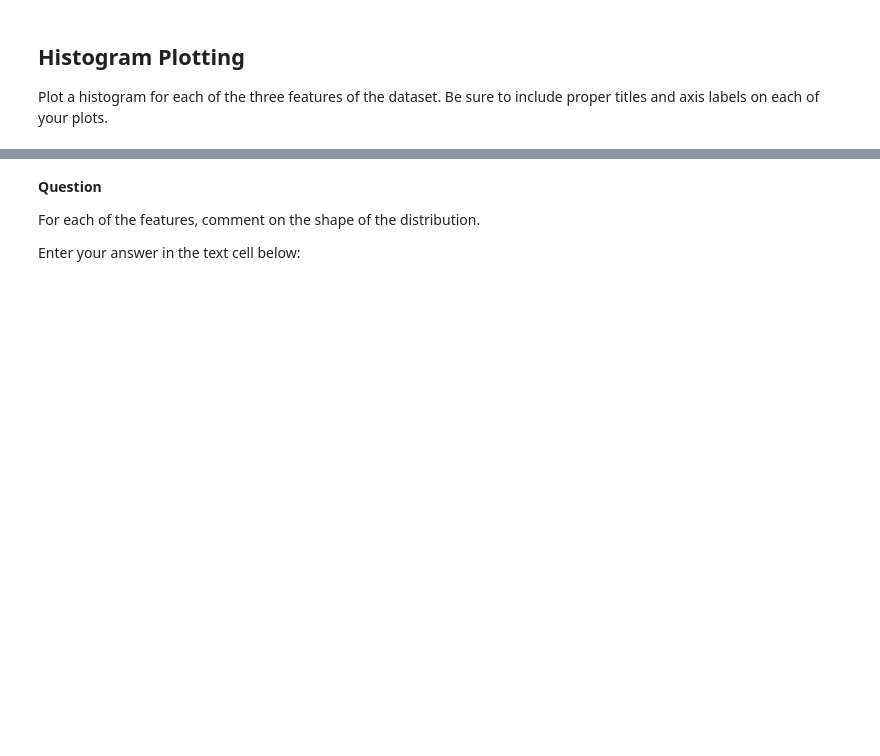
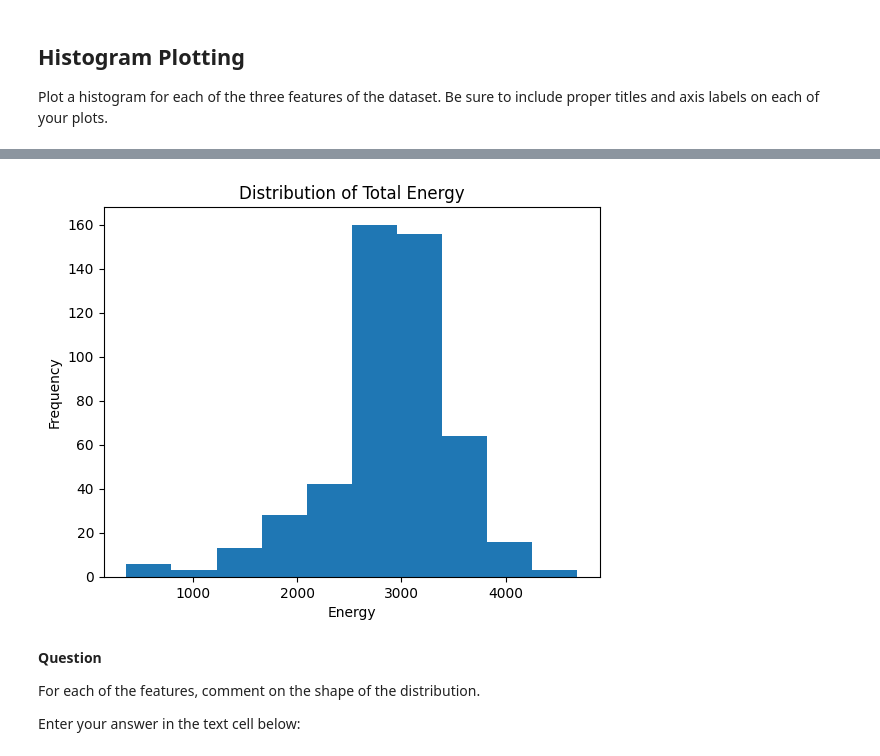
Before and after one commit to ncat-morrow/isen-project-1-ncat-engineers, a Jupyter notebook: ISEN_370_Project_1_Assignment.ipynb, the cells around one changed output, grey strips where cells are left out. Saved outputs shown, nothing was run; the diff lists cells and outputs as text; code cells hidden in the pictures; blank space fills up the shorter version.

```diff
--- a/ISEN_370_Project_1_Assignment.ipynb
+++ b/ISEN_370_Project_1_Assignment.ipynb
@@ -41,3 +92,11 @@ Plot a histogram for each of the three features of the dataset. Be sure to inclu
+# %%
+plt.hist(features['TotalEnergy'], bins=10)
+plt.title('Distribution of Total Energy')
+plt.xlabel('Energy')
+plt.ylabel('Frequency')
+plt.show()
+# %% [output]
+[figure, added]
 # %% [markdown]
 **Question**
 
```
Also changed, not shown: parts of 10 cells of this notebook.
